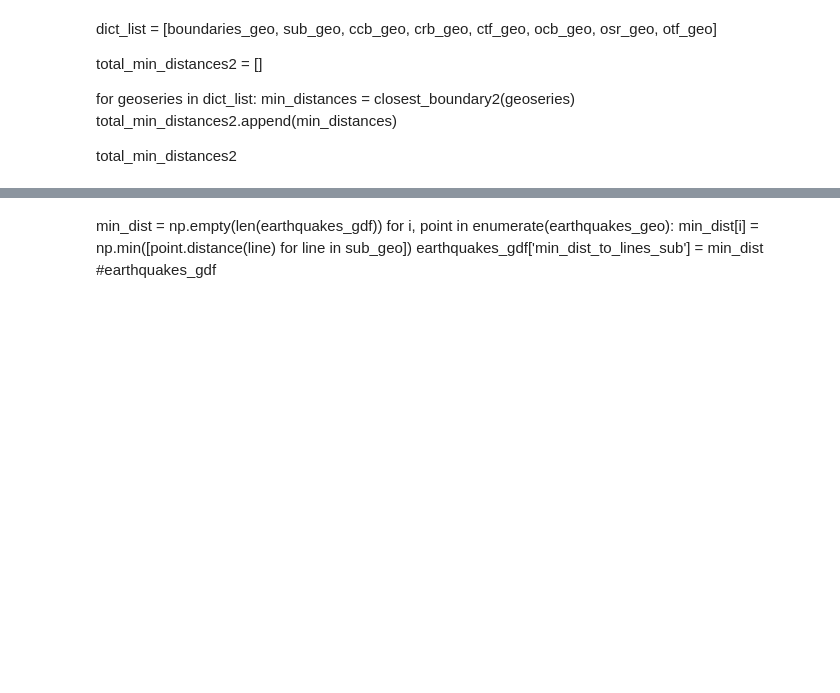
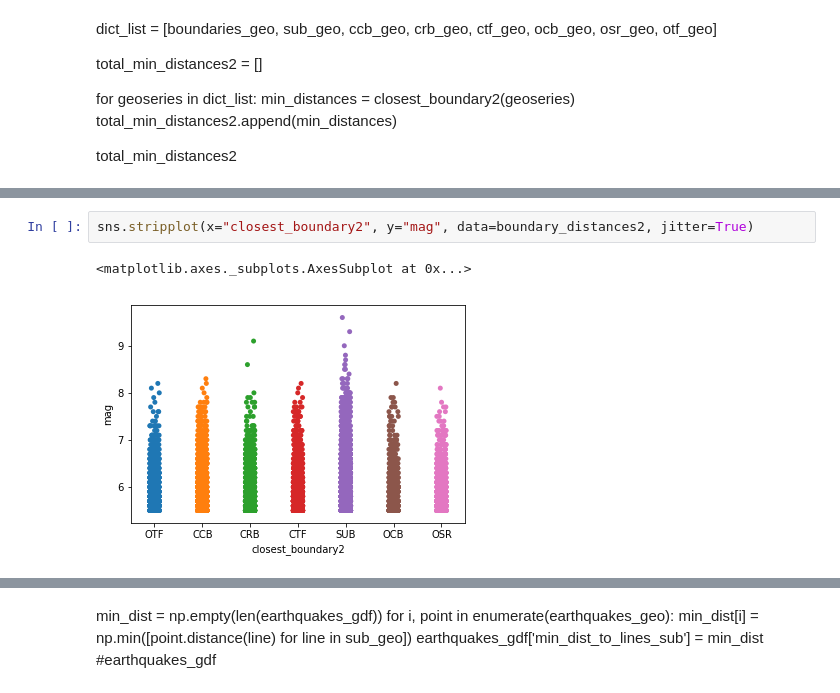
Before and after one commit to smitamisra/StrikingRobo_Earthquakes, a Jupyter notebook: MR_DQ3_2.ipynb, the cells around one changed output, grey strips where cells are left out. Cells and saved outputs as stored; diff of their text form; blank space fills up the shorter version.

```diff
--- a/MR_DQ3_2.ipynb
+++ b/MR_DQ3_2.ipynb
@@ -500,0 +594,5 @@ total_min_distances2
+# %%
+sns.stripplot(x="closest_boundary2", y="mag", data=boundary_distances2, jitter=True)
+# %% [output]
+<matplotlib.axes._subplots.AxesSubplot at 0x...>
+[figure, added]
```
Also changed, not shown: parts of 34 cells of this notebook, 1 other file.
